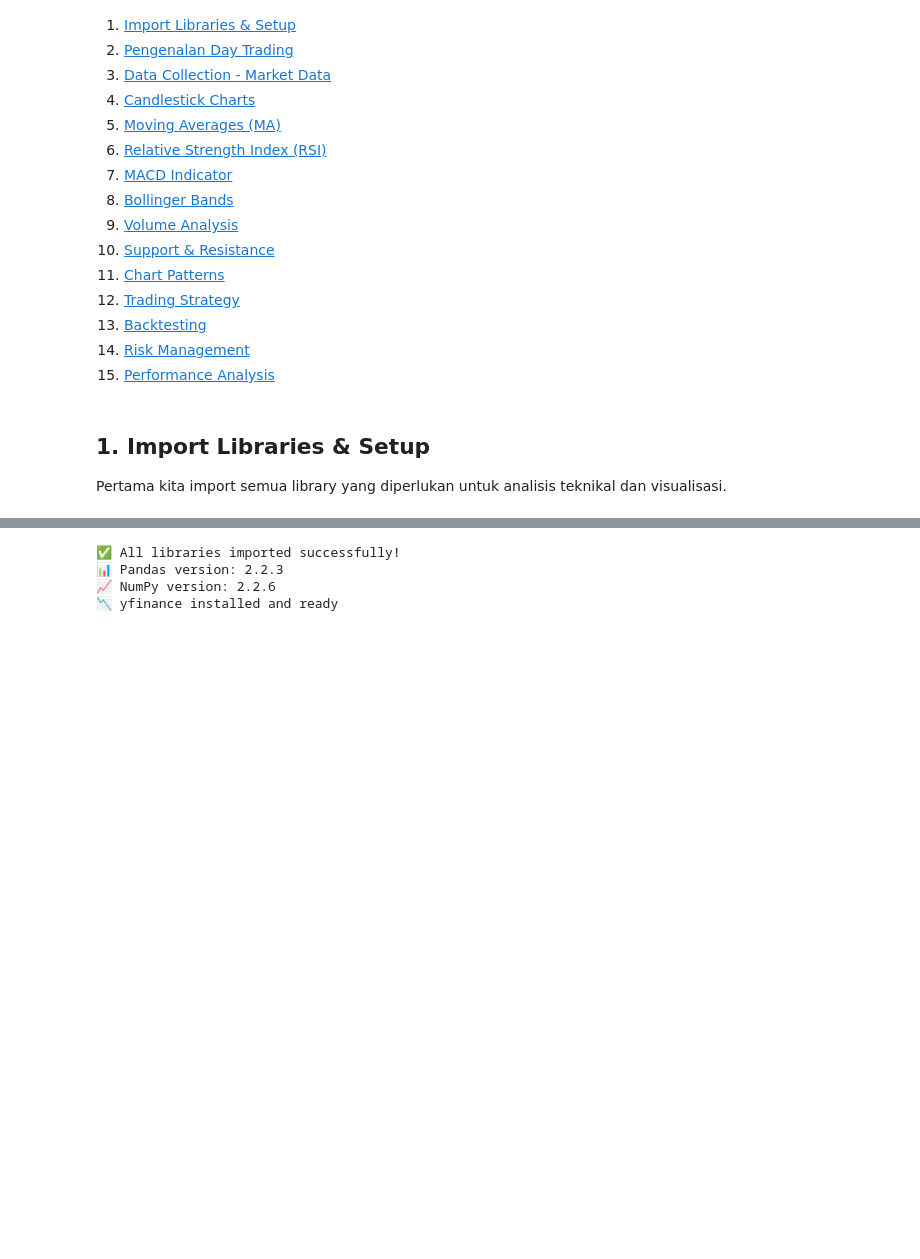
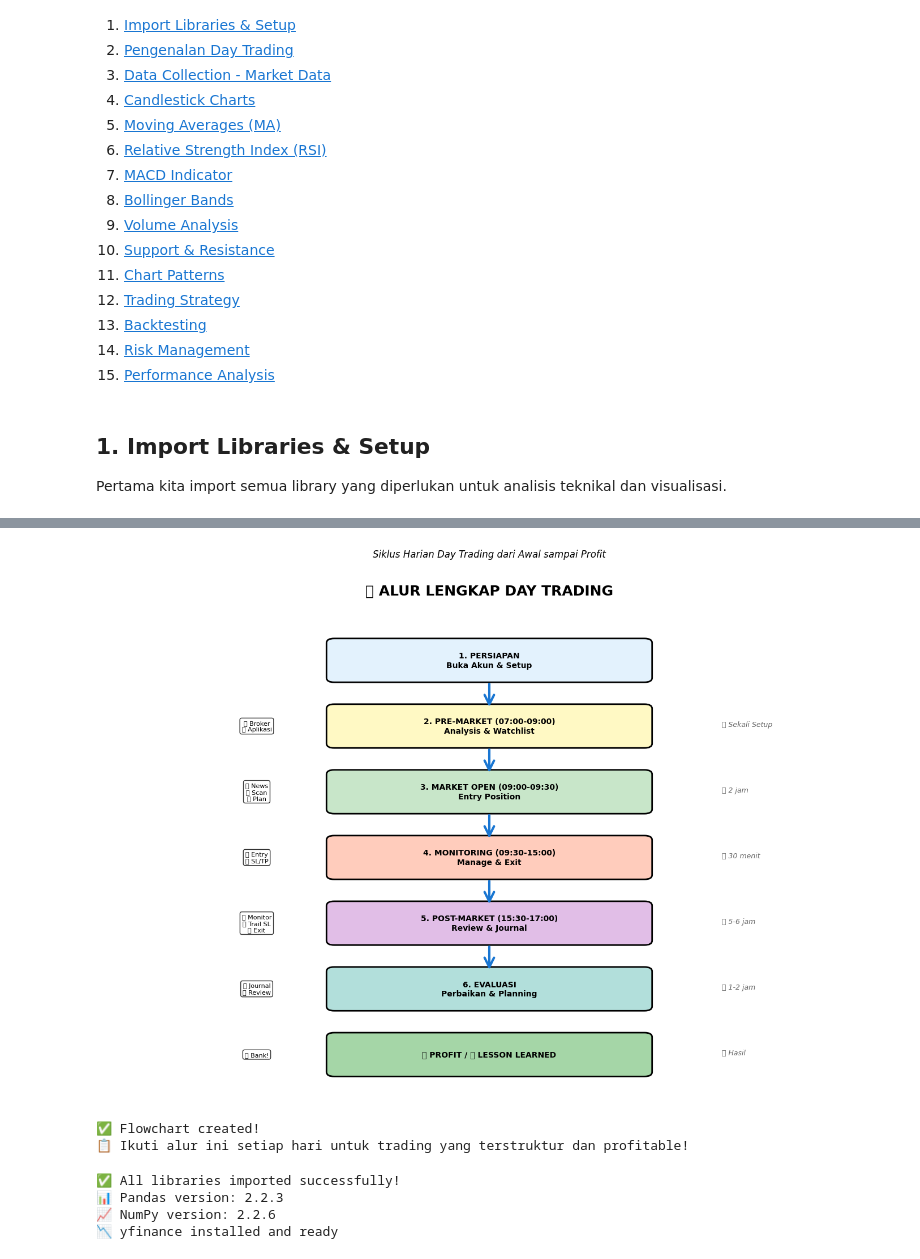
Before and after one commit to sebuahdelusi/Belajar-The-Series, a Jupyter notebook: Tutorial_Day_Trading_Saham_Lengkap.ipynb, the cells around one changed output, grey strips where cells are left out. Saved outputs shown, nothing was run; the diff lists cells and outputs as text; code cells hidden in the pictures; blank space fills up the shorter version.

```diff
--- a/Tutorial_Day_Trading_Saham_Lengkap.ipynb
+++ b/Tutorial_Day_Trading_Saham_Lengkap.ipynb
@@ -43,3 +702,80 @@ Pertama kita import semua library yang diperlukan untuk analisis teknikal dan vi
+# %%
+# Visualisasi Alur Day Trading
+import matplotlib.pyplot as plt
+import matplotlib.patches as mpatches
+from matplotlib.patches import FancyBboxPatch, FancyArrowPatch
+
+fig, ax = plt.subplots(figsize=(14, 10))
+ax.set_xlim(0, 10)
+ax.set_ylim(0, 12)
+ax.axis('off')
+
+# Title
+ax.text(5, 11.5, '🎯 ALUR LENGKAP DAY TRADING', ha='center', fontsize=18, fontweight='bold')
+
+# Define stages with colors
+stages = [
+    (5, 10, '1. PERSIAPAN\nBuka Akun & Setup', '#e3f2fd'),
+    (5, 8.5, '2. PRE-MARKET (07:00-09:00)\nAnalysis & Watchlist', '#fff9c4'),
+    (5, 7, '3. MARKET OPEN (09:00-09:30)\nEntry Position', '#c8e6c9'),
+    (5, 5.5, '4. MONITORING (09:30-15:00)\nManage & Exit', '#ffccbc'),
+    (5, 4, '5. POST-MARKET (15:30-17:00)\nReview & Journal', '#e1bee7'),
+    (5, 2.5, '6. EVALUASI\nPerbaikan & Planning', '#b2dfdb'),
+    (5, 1, '✅ PROFIT / 📊 LESSON LEARNED', '#a5d6a7')
+]
+
+# Draw boxes
+for x, y, text, color in stages:
+    box = FancyBboxPatch((x-2, y-0.4), 4, 0.8, boxstyle="round,pad=0.1",
+                         facecolor=color, edgecolor='black', linewidth=2)
+    ax.add_patch(box)
+    ax.text(x, y, text, ha='center', va='center', fontsize=10, fontweight='bold')
+
+# Draw arrows
+arrow_positions = [10, 8.5, 7, 5.5, 4, 2.5]
+for i in range(len(arrow_positions)-1):
+    arrow = FancyArrowPatch((5, arrow_positions[i]-0.5), (5, arrow_positions[i+1]+0.4),
+                           arrowstyle='->', mutation_scale=30, linewidth=3, color='#1976d2')
+    ax.add_patch(arrow)
+
+# Add time indicators on the right
+times = [
+    (8, 8.5, '📅 Sekali Setup'),
+    (8, 7, '⏰ 2 jam'),
+    (8, 5.5, '⏰ 30 menit'),
+    (8, 4, '⏰ 5-6 jam'),
+    (8, 2.5, '⏰ 1-2 jam'),
+    (8, 1, '🎯 Hasil')
+]
+
+for x, y, time_text in times:
+    ax.text(x, y, time_text, fontsize=9, style='italic', color='#666')
+
+# Add icons/details on the left
+details = [
+    (2, 8.5, '📱 Broker\n💻 Aplikasi'),
+    (2, 7, '📰 News\n📊 Scan\n📝 Plan'),
+    (2, 5.5, '🎯 Entry\n🛡️ SL/TP'),
+    (2, 4, '👀 Monitor\n📈 Trail SL\n🚪 Exit'),
+    (2, 2.5, '📝 Journal\n📊 Review'),
+    (2, 1, '💰 Bank!')
+]
+
+for x, y, detail in details:
+    ax.text(x, y, detail, fontsize=8, ha='center', va='center',
+           bbox=dict(boxstyle='round', facecolor='white', alpha=0.8))
+
+plt.title('Siklus Harian Day Trading dari Awal sampai Profit',
+         fontsize=12, pad=20, style='italic')
+plt.tight_layout()
+plt.show()
+
+print("\n✅ Flowchart created!")
+print("📋 Ikuti alur ini setiap hari untuk trading yang terstruktur dan profitable!")
+# %% [output]
+[figure, added]
+✅ Flowchart created!
+📋 Ikuti alur ini setiap hari untuk trading yang terstruktur dan profitable!
 # %%
 # Data manipulation
 import pandas as pd
```
Also changed, not shown: parts of 8 cells of this notebook.
